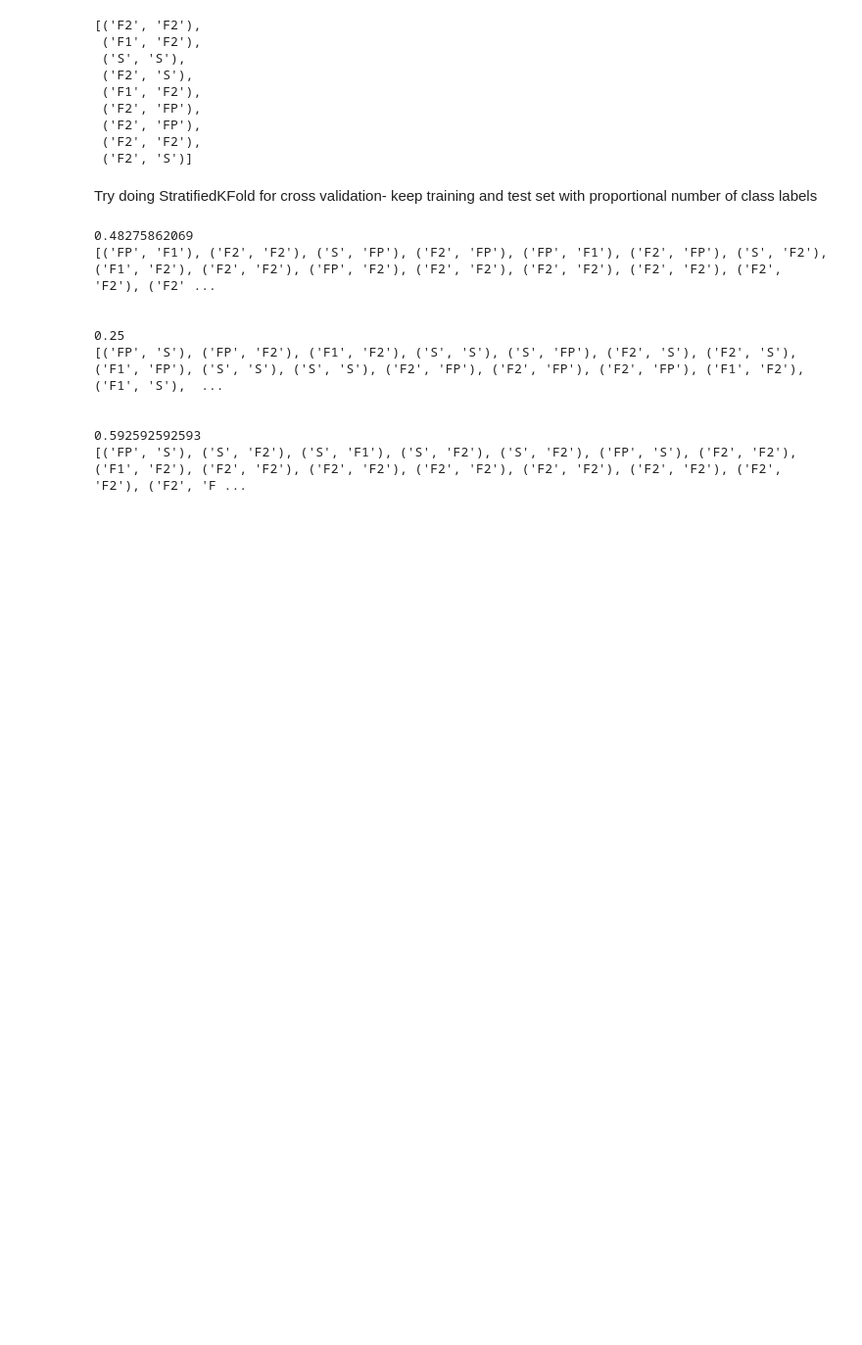
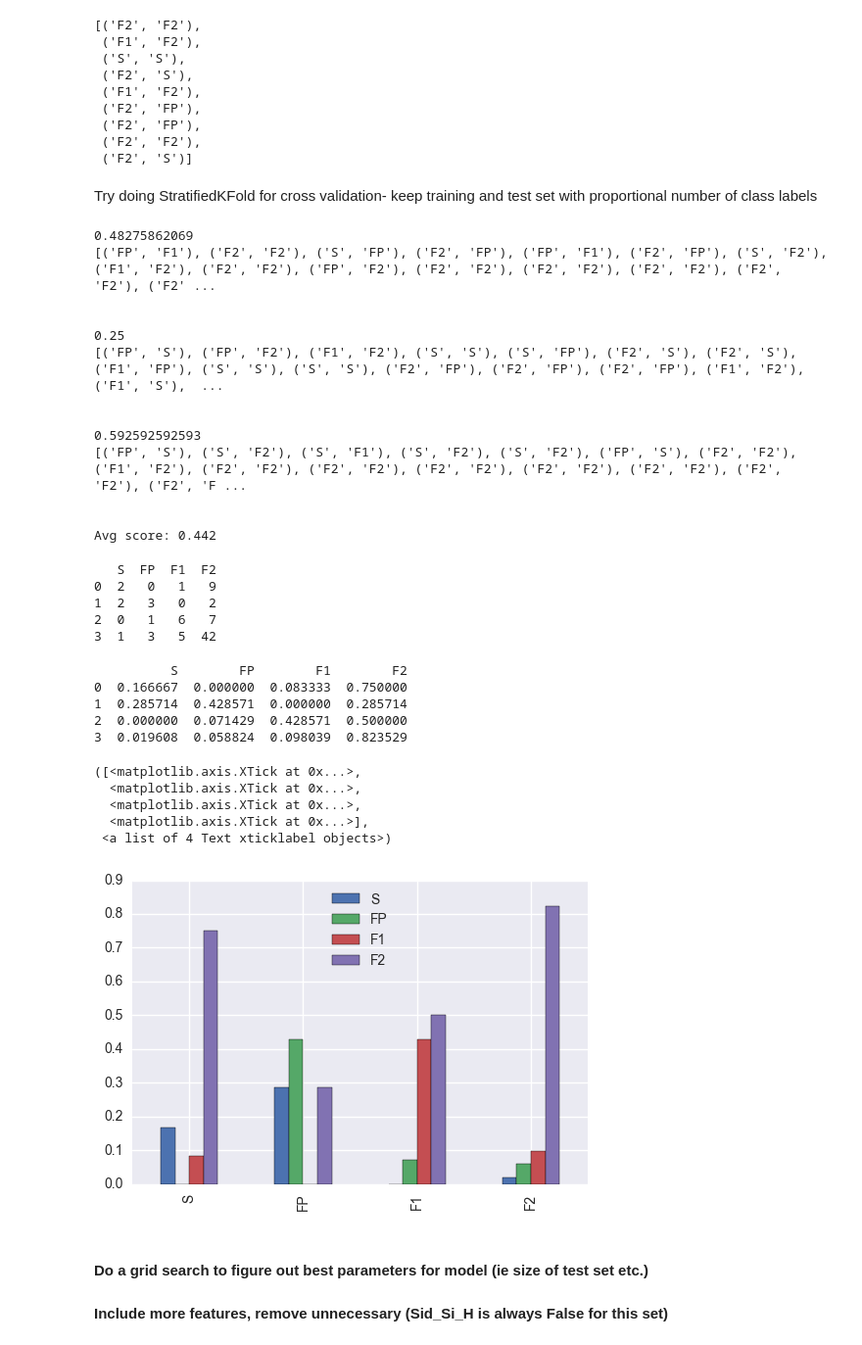
Before and after one commit to WayneYann/my_scripts, a Jupyter notebook: Classification.ipynb, the cells around one changed output. Shown at 98% size. Saved outputs shown, nothing was run; the diff lists cells and outputs as text; code cells hidden in the pictures; blank space fills up the shorter version.

Commit message:
Look at confusion matrix, plot results
Also moved some stuff around

```diff
--- a/Classification.ipynb
+++ b/Classification.ipynb
@@ -256,14 +260,17 @@ zip(y_test, log_reg.predict(X_test))
 # %% [markdown]
 Try doing StratifiedKFold for cross validation- keep training and test set with proportional number of class labels
 # %%
-cv_skf = StratifiedKFold(y, n_folds=3, random_state=9)
+cv_skf = StratifiedKFold(y, random_state=9)
+sum_scores = 0.0
 for train_index, test_index in cv_skf:
     X_train, X_test = X.iloc[train_index,:], X.iloc[test_index,:]
     y_train, y_test = y.iloc[train_index], y.iloc[test_index]
     log_reg.fit(X_train, y_train)
+    sum_scores += log_reg.score(X_test, y_test)
     print log_reg.score(X_test, y_test)
     print zip(y_test, log_reg.predict(X_test))
     print '\n'
+print "Avg score: {0}".format(round(sum_scores/len(cv_skf), 3))
 # %% [output]
 0.48275862069
 [('FP', 'F1'), ('F2', 'F2'), ('S', 'FP'), ('F2', 'FP'), ('FP', 'F1'), ('F2', 'FP'), ('S', 'F2'), ('F1', 'F2'), ('F2', 'F2'), ('FP', 'F2'), ('F2', 'F2'), ('F2', 'F2'), ('F2', 'F2'), ('F2', 'F2'), ('F2' ...
@@ -275,3 +282,6 @@ for train_index, test_index in cv_skf:
 
 0.592592592593
 [('FP', 'S'), ('S', 'F2'), ('S', 'F1'), ('S', 'F2'), ('S', 'F2'), ('FP', 'S'), ('F2', 'F2'), ('F1', 'F2'), ('F2', 'F2'), ('F2', 'F2'), ('F2', 'F2'), ('F2', 'F2'), ('F2', 'F2'), ('F2', 'F2'), ('F2', 'F ...
+
+
+Avg score: 0.442
@@ -281,0 +288,34 @@ X = family_data[[column for column in family_data.columns if column not in ['Suc
+# %%
+predictions = log_reg.predict(X)
+performance = pd.DataFrame(data=zip(y, predictions), columns = ['Actual', 'Prediction'])
+# %%
+cm = confusion_matrix(y, predictions, labels=['S', 'FP', 'F1', 'F2'])
+cm_df = pd.DataFrame(data=cm, columns=['S', 'FP', 'F1', 'F2'])
+print cm_df
+# %% [output]
+   S  FP  F1  F2
+0  2   0   1   9
+1  2   3   0   2
+2  0   1   6   7
+3  1   3   5  42
+# %%
+percents = cm_df.iloc[:].transpose().apply(lambda x: x/x.sum()).transpose()
+# %%
+print percents
+percents.plot.bar()
+plt.xticks(np.arange(4), ('S', 'FP', 'F1', 'F2') )
+# %% [output]
+          S        FP        F1        F2
+0  0.166667  0.000000  0.083333  0.750000
+1  0.285714  0.428571  0.000000  0.285714
+2  0.000000  0.071429  0.428571  0.500000
+3  0.019608  0.058824  0.098039  0.823529
+([<matplotlib.axis.XTick at 0x...>,
+  <matplotlib.axis.XTick at 0x...>,
+  <matplotlib.axis.XTick at 0x...>,
+  <matplotlib.axis.XTick at 0x...>],
+ <a list of 4 Text xticklabel objects>)
+[figure, added]
+# %% [markdown]
+#### Do a grid search to figure out best parameters for model (ie size of test set etc.)
+#### Include more features, remove unnecessary (Sid_Si_H is always False for this set)
```
Also changed, not shown: parts of 9 cells of this notebook, 2 other files.
